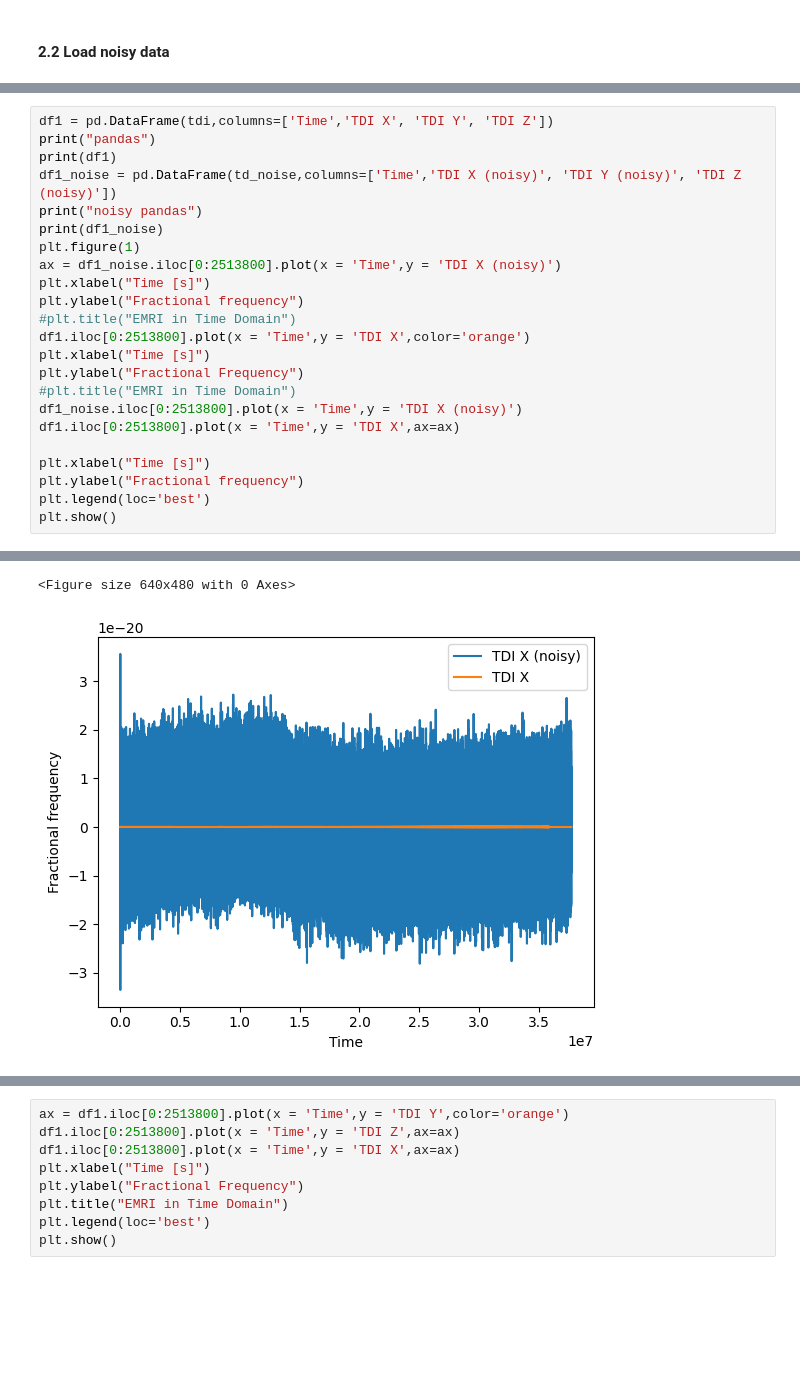
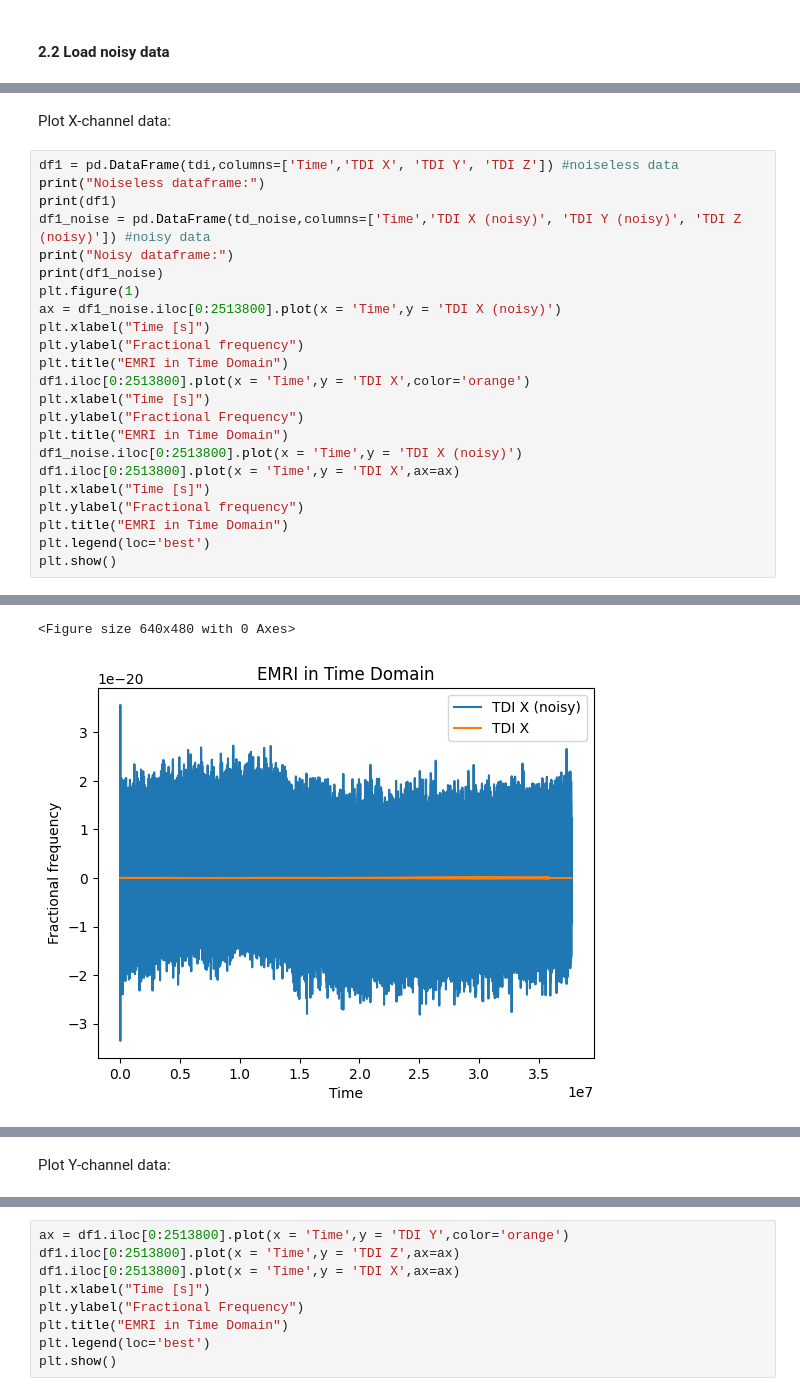
Before and after one commit to augustrainstorm/LISA-EMRI-Search, a Jupyter notebook: EMRI_Analysis.ipynb, the cells around one changed output, grey strips where cells are left out. Drawn from its saved outputs; the diff is of its cells as text; blank space fills up the shorter version.

```diff
--- a/EMRI_Analysis.ipynb
+++ b/EMRI_Analysis.ipynb
@@ -324,24 +175,26 @@ ERROR: Invalid requirement: '==3.1.3'
+# %% [markdown]
+Plot X-channel data:
 # %%
-df1 = pd.DataFrame(tdi,columns=['Time','TDI X', 'TDI Y', 'TDI Z'])
-print("pandas")
+df1 = pd.DataFrame(tdi,columns=['Time','TDI X', 'TDI Y', 'TDI Z']) #noiseless data
+print("Noiseless dataframe:")
 print(df1)
-df1_noise = pd.DataFrame(td_noise,columns=['Time','TDI X (noisy)', 'TDI Y (noisy)', 'TDI Z (noisy)'])
-print("noisy pandas")
+df1_noise = pd.DataFrame(td_noise,columns=['Time','TDI X (noisy)', 'TDI Y (noisy)', 'TDI Z (noisy)']) #noisy data
+print("Noisy dataframe:")
 print(df1_noise)
 plt.figure(1)
 ax = df1_noise.iloc[0:2513800].plot(x = 'Time',y = 'TDI X (noisy)')
 plt.xlabel("Time [s]")
 plt.ylabel("Fractional frequency")
-#plt.title("EMRI in Time Domain")
+plt.title("EMRI in Time Domain")
 df1.iloc[0:2513800].plot(x = 'Time',y = 'TDI X',color='orange')
 plt.xlabel("Time [s]")
 plt.ylabel("Fractional Frequency")
-#plt.title("EMRI in Time Domain")
+plt.title("EMRI in Time Domain")
 df1_noise.iloc[0:2513800].plot(x = 'Time',y = 'TDI X (noisy)')
 df1.iloc[0:2513800].plot(x = 'Time',y = 'TDI X',ax=ax)
-
 plt.xlabel("Time [s]")
 plt.ylabel("Fractional frequency")
+plt.title("EMRI in Time Domain")
 plt.legend(loc='best')
 plt.show()
 # %% [output]
@@ -349,18 +202,18 @@ pandas
                Time          TDI X          TDI Y          TDI Z
 0              15.0  -4.589813e-25   7.454208e-25   1.383577e-25
 1              30.0  -3.779482e-26   1.395496e-24  -3.190108e-24
 2              45.0   1.232361e-24   1.523418e-24  -2.683153e-25
 3              60.0  -4.025361e-26   1.428786e-25  -2.401943e-24
 4              75.0   1.924103e-24   1.288886e-24  -1.756581e-24
 ...             ...            ...            ...            ...
 4194300  62914515.0 -9.881313e-323  1.235164e-322 -2.223295e-322
 4194301  62914530.0  6.422853e-323 -2.272702e-322  3.260833e-322
 4194302  62914545.0  2.470328e-323  1.679823e-322 -3.112614e-322
 4194303  62914560.0 -1.333977e-322 -8.399116e-323  2.025669e-322
 ... (14 lines left out)
 4194303  62914560.0   1.436535e-21  -1.112024e-20   9.814825e-22
 4194304  62914575.0   2.053459e-20  -8.159479e-21  -1.611454e-21
 
 [4194305 rows x 4 columns]
 <Figure size 640x480 with 0 Axes>
-[figure, old version]
+[figure, new version]
@@ -369,3 +222,5 @@ pandas
+# %% [markdown]
+Plot Y-channel data:
 # %%
 plt.figure(1)
 ax = df1_noise.iloc[0:2513800].plot(x = 'Time',y = 'TDI Y (noisy)')
```
Also changed, not shown: parts of 45 cells of this notebook.
